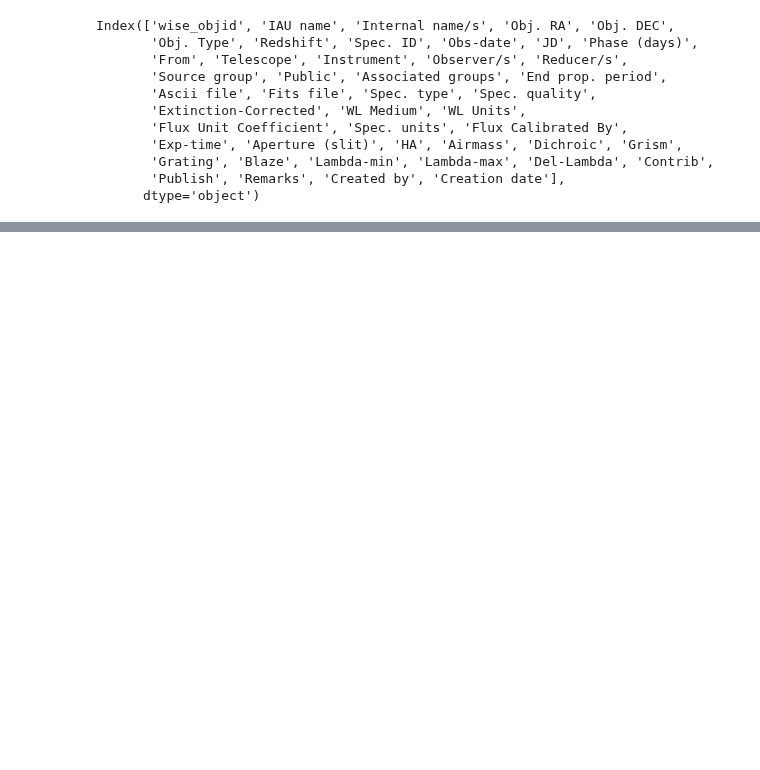
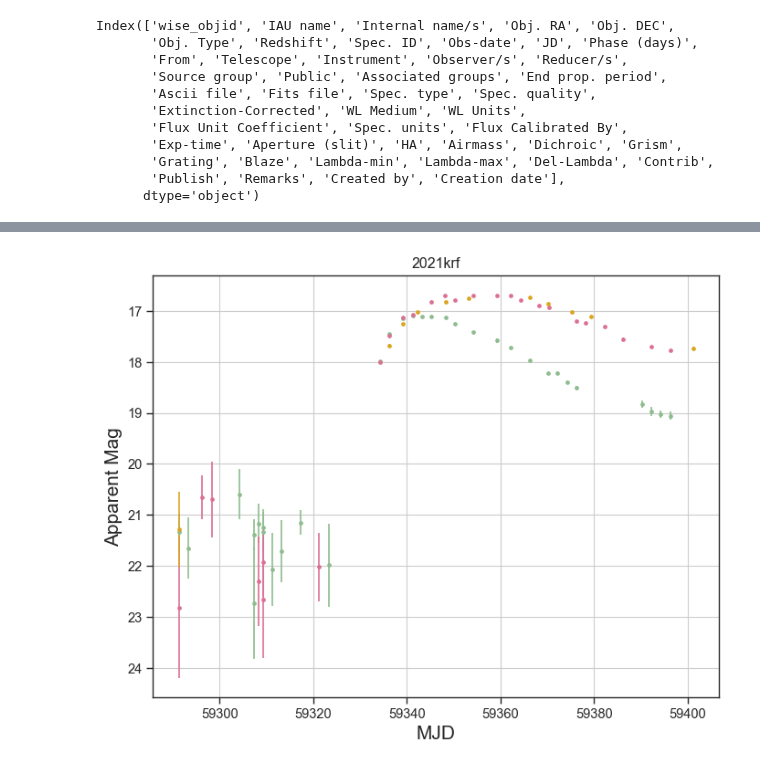
Before and after one commit to aec3675/multi-modal-multi-peaks, a Jupyter notebook: adrian/ztf_lc_work.ipynb, the cells around one changed output, grey strips where cells are left out. Saved outputs shown, nothing was run; the diff lists cells and outputs as text; code cells hidden in the pictures; blank space fills up the shorter version.

```diff
--- a/adrian/ztf_lc_work.ipynb
+++ b/adrian/ztf_lc_work.ipynb
@@ -240,3 +284,7 @@ def plot_all_ztf_lcs(lc_dfs,sn_names,interactive=False,save=False,datadir='./fig
+# %%
+plot_all_ztf_lcs(lc_dfs_icpec,sn_names_icpec,save=True, interactive=False)
+# %% [output]
+[figure, added]
 # %%
 # date of max fitting for LCs
 
```
Also changed, not shown: parts of 16 cells of this notebook, 58 other files.
